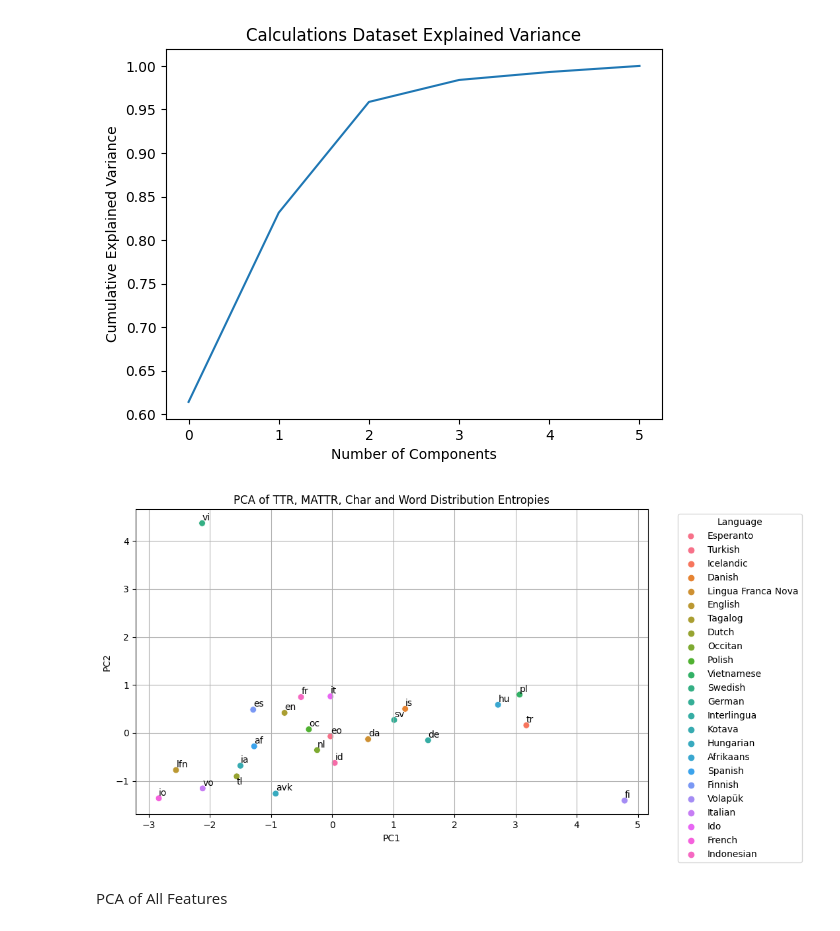
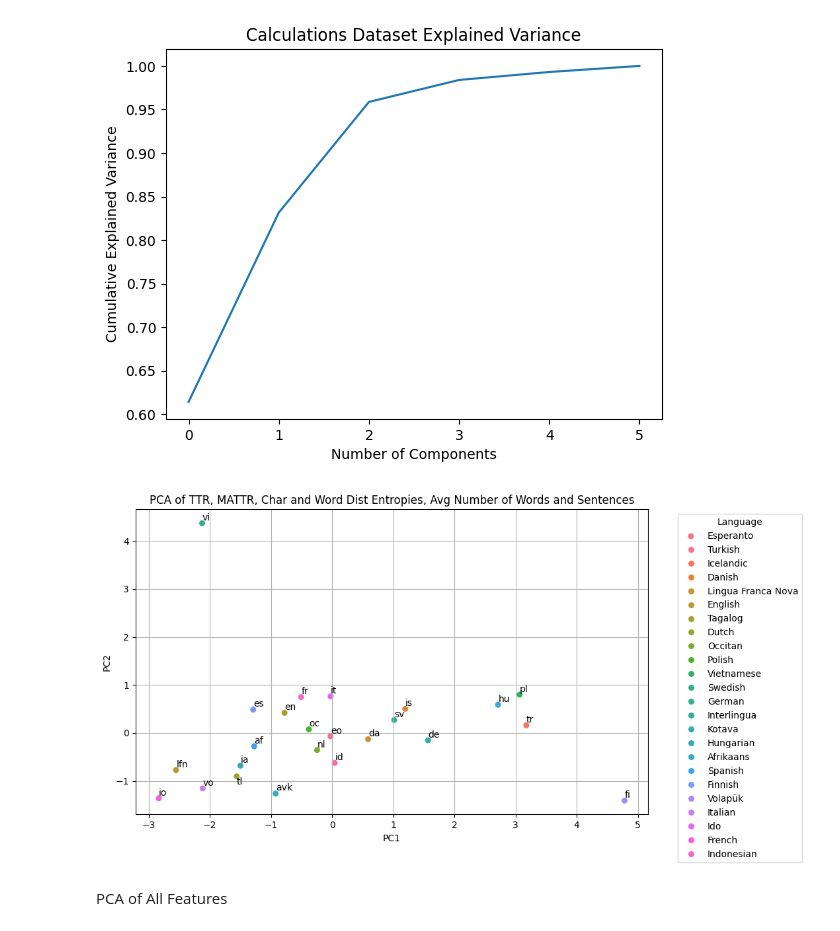
Before and after one commit to kirbergerconnor/iscl-thesis, a Jupyter notebook: features.ipynb, the cells around one changed output. Cells and saved outputs as stored; diff of their text form; code cells hidden in the pictures.

```diff
--- a/features.ipynb
+++ b/features.ipynb
@@ -260,7 +319,7 @@ plt.show(block=True)
 # %% [output]
 [figure]
 # %%
-# TESTING #
+# TESTING ON ONLY calculations_df data
 
 numeric_df = calculations_df.select_dtypes(include='number')
 
@@ -292,35 +351,36 @@ lang_labels = {
     'pl': 'Polish',
     'da': 'Danish',
     'tl': 'Tagalog',
     'ia': 'Interlingua',
     'fi': 'Finnish',
     'vi': 'Vietnamese',
     'hu': 'Hungarian',
     'nl': 'Dutch',
     'lfn': 'Lingua Franca Nova',
     'es': 'Spanish',
     'io': 'Ido',
     'af': 'Afrikaans',
     'fr': 'French',
     'it': 'Italian',
     'tr': 'Turkish',
     'de': 'German',
     'oc': 'Occitan',
     'en': 'English',
     'vo': 'Volapük',
     'avk': 'Kotava'
     }
 legend_labels = [lang_labels[abb] for abb in pca_df.index]
 
 plt.xlabel('PC1')
 plt.ylabel('PC2')
-plt.title('PCA of TTR, MATTR, Char and Word Distribution Entropies')
+plt.title('PCA of TTR, MATTR, Char and Word Dist Entropies, Avg Number of Words and Sentences')
 plt.grid(True)
 plt.legend(title='Language', labels=legend_labels, bbox_to_anchor=(1.05, 1), loc='upper left')
 # plt.tight_layout()
+plt.savefig('./results/PCA_of_TTR_MATTR_Char_and_word_distr_Avg number of words and sentences')
 plt.show()
 # %% [output]
-[figure, old version]
+[figure, new version]
 # %% [markdown]
 PCA of All Features
 # %%
```
Also changed, not shown: parts of 21 cells of this notebook, 1 other file.
